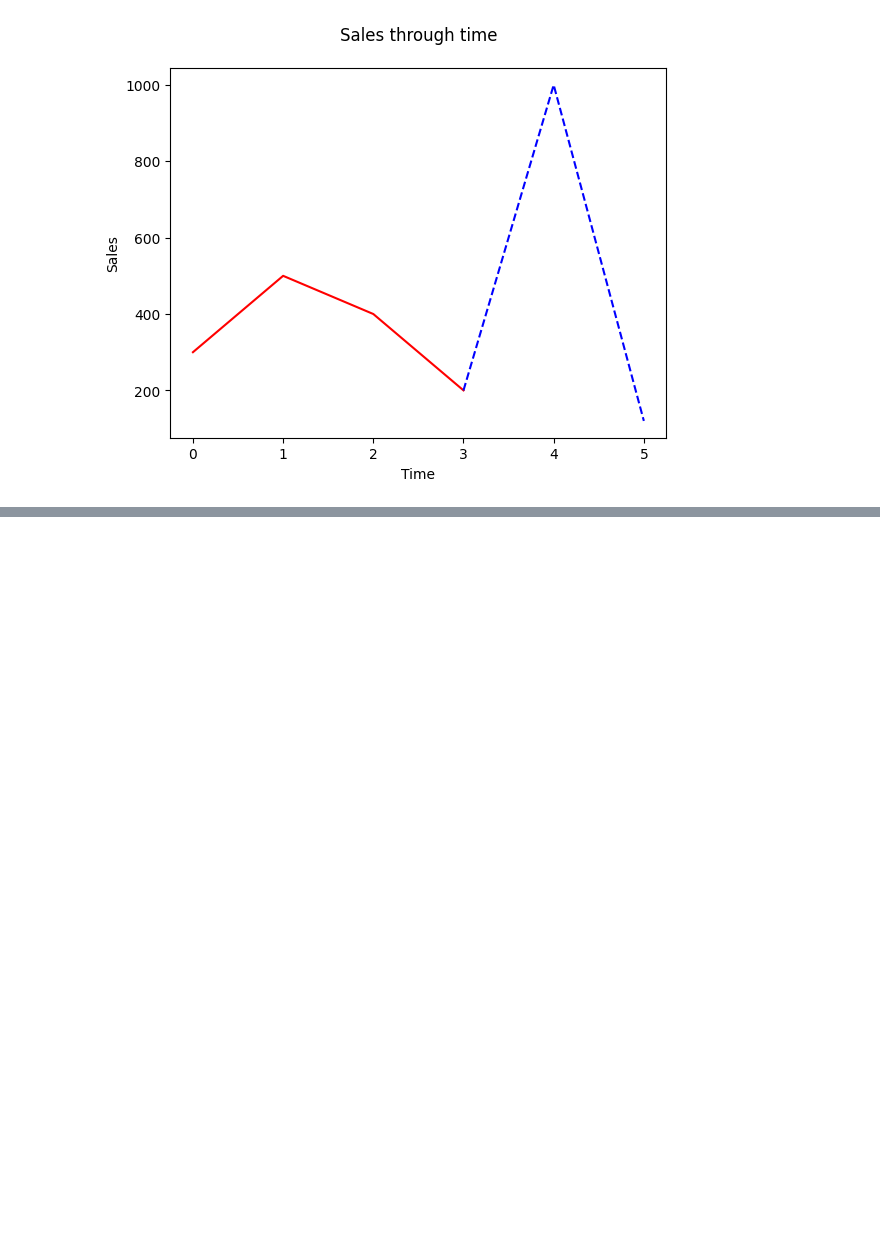
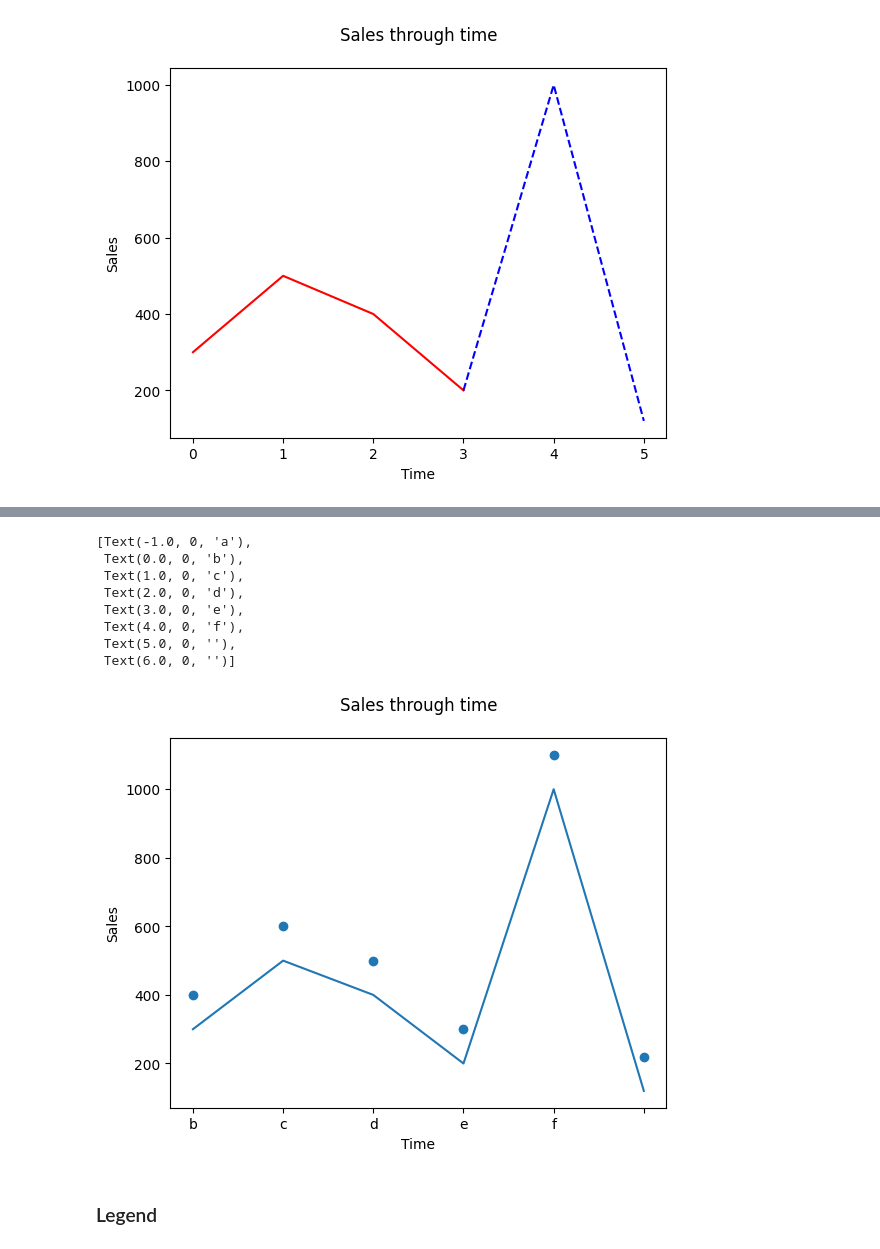
Before and after one commit to miladziekanowska/Data_Analytics, a Jupyter notebook: Matplotlib_Basics.ipynb, the cells around one changed output, grey strips where cells are left out. Drawn from its saved outputs; the diff is of its cells as text; code cells hidden in the pictures; blank space fills up the shorter version.

```diff
--- a/Matplotlib_Basics.ipynb
+++ b/Matplotlib_Basics.ipynb
@@ -182,0 +209,25 @@ Both x- and yticks will
+# %%
+fig, ax = plt.subplots()
+
+ax.set_title('Sales through time', pad=20)
+ax.set_xlabel('Time')
+ax.set_ylabel('Sales')
+
+ax.plot(df['Time'], df['Sales'])
+ax.scatter(df['Time'], df['Sales2'])
+
+ax.minorticks_on
+ax.set_xticks(df['Time'], minor=True)
+ax.set_xticklabels(['a','b','c','d','e','f'])
+# %% [output]
+[Text(-1.0, 0, 'a'),
+ Text(0.0, 0, 'b'),
+ Text(1.0, 0, 'c'),
+ Text(2.0, 0, 'd'),
+ Text(3.0, 0, 'e'),
+ Text(4.0, 0, 'f'),
+ Text(5.0, 0, ''),
+ Text(6.0, 0, '')]
+[figure, added]
+# %% [markdown]
+### Legend
```
Also changed, not shown: parts of 4 cells of this notebook.
